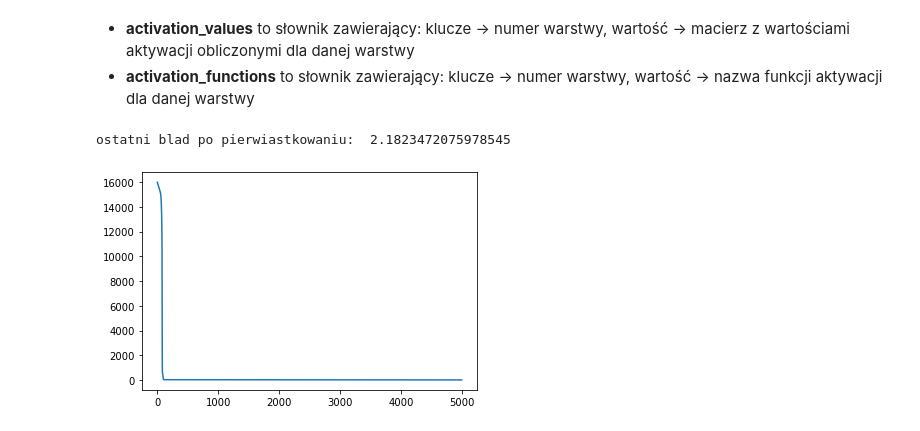
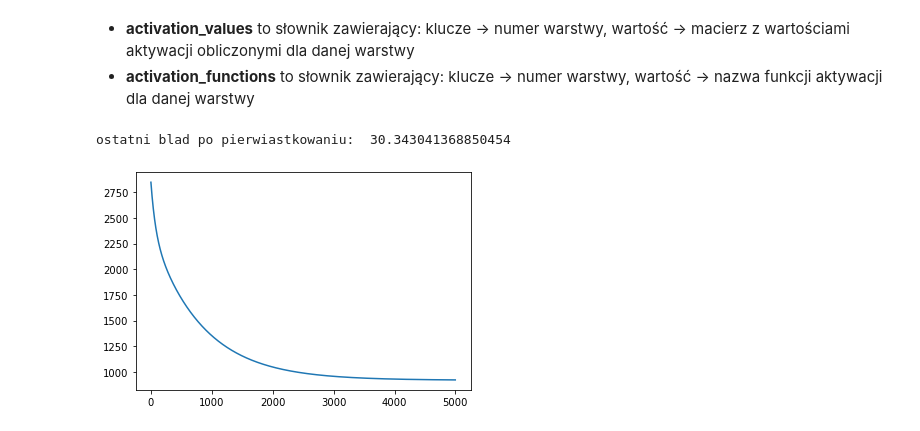
Before and after one commit to damianski794/neural_networks_project_1, a Jupyter notebook: neural_network_regression.ipynb, the cells around one changed output. Saved outputs shown, nothing was run; the diff lists cells and outputs as text; code cells hidden in the pictures.

```diff
--- a/neural_network_regression.ipynb
+++ b/neural_network_regression.ipynb
@@ -24,9 +26,12 @@ classification_problem = False
 #dodac dostosowanie do tego czy jest to plik do regresji czy klasyfikacji
 
 if(regression_problem):
-    regression_train_file = 'regression\data.activation.train.100.csv' #jak działasz na linuxie to musisz dostosować \ na /
+    regression_train_file = 'regression\data.cube.train.1000.csv' #jak działasz na linuxie to musisz dostosować \ na /
     regression_df = pd.read_csv(regression_train_file)
     print(regression_df.head())
 
+    regression_test_file = 'regression\data.cube.test.1000.csv'
+    regression_test_df = pd.read_csv(regression_test_file)
+
 #regression_df.head()
 # %% [output]
@@ -65,4 +66,7 @@ if(classification_problem):
 # %%
 if(regression_problem):
     x_train = np.array(regression_df['x']).reshape(1,-1)
-    y_real = np.array(regression_df['y']).reshape(1,-1)
+    y_train = np.array(regression_df['y']).reshape(1,-1)
+
+    x_test = np.array(regression_test_df['x']).reshape(1,-1)
+    y_test = np.array(regression_test_df['y']).reshape(1,-1)
@@ -153,4 +154,5 @@ def initialize_parameters(x_train, layers, include_bias = True):
 #     print(parameters)
     return parameters, activation_values
 # %%
-parameters, activation_values = initialize_parameters(x_train,layers)
+#USUNALEM
+#parameters, activation_values = initialize_parameters(x_train,layers)
@@ -261,6 +227,8 @@ def all_layers_forward_propagation(parameters, activation_values, activation_fun
         z_forward(parameters, activation_values, z_values,  idx)
         forward_with_activation(z_values[str(idx)], activation_values, activation_functions[str(idx)], idx)
         #print('')
+
+    return activation_values[str(no_of_layers - 1)]
 # %%
 def linear_derivative():
     return 1
@@ -462,8 +431,8 @@ def neural_network_regression(x_train, y_train, layers, no_of_iterations = 5000,
     return parameters
 # %%
 # x_train, layers, no_of_iterations = 5001, include_bias = True
-new_parameters = neural_network_regression(x_train, y_real, layers, no_of_iterations = 5000, include_bias = include_bias)
+new_parameters = neural_network_regression(x_train, y_train, layers, no_of_iterations = 5000, include_bias = include_bias)
     #zmienic drugi parametr na y_train gdy będzie znany
 # %% [output]
-ostatni blad po pierwiastkowaniu:  2.1823472075978545
+ostatni blad po pierwiastkowaniu:  30.343041368850454
-[figure, old version]
+[figure, new version]
```
Also changed, not shown: parts of 22 cells of this notebook.
